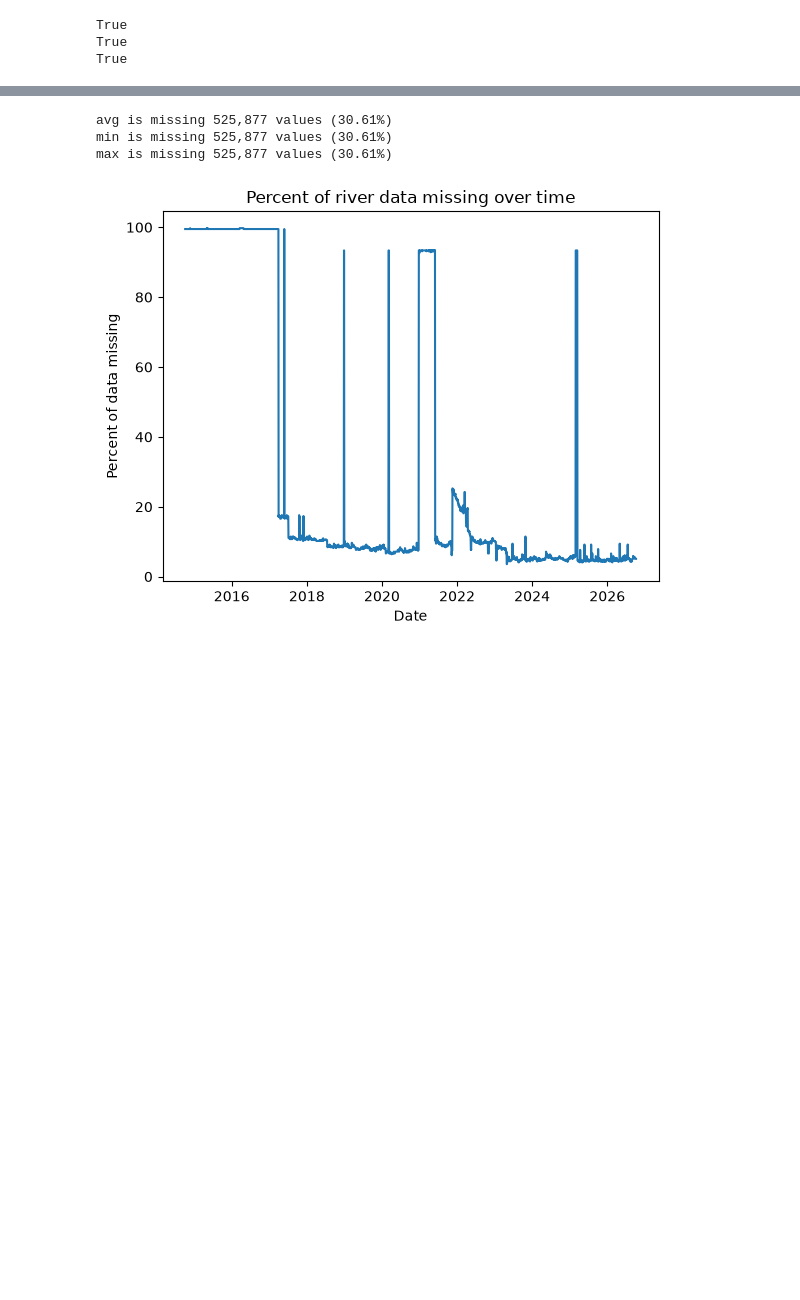
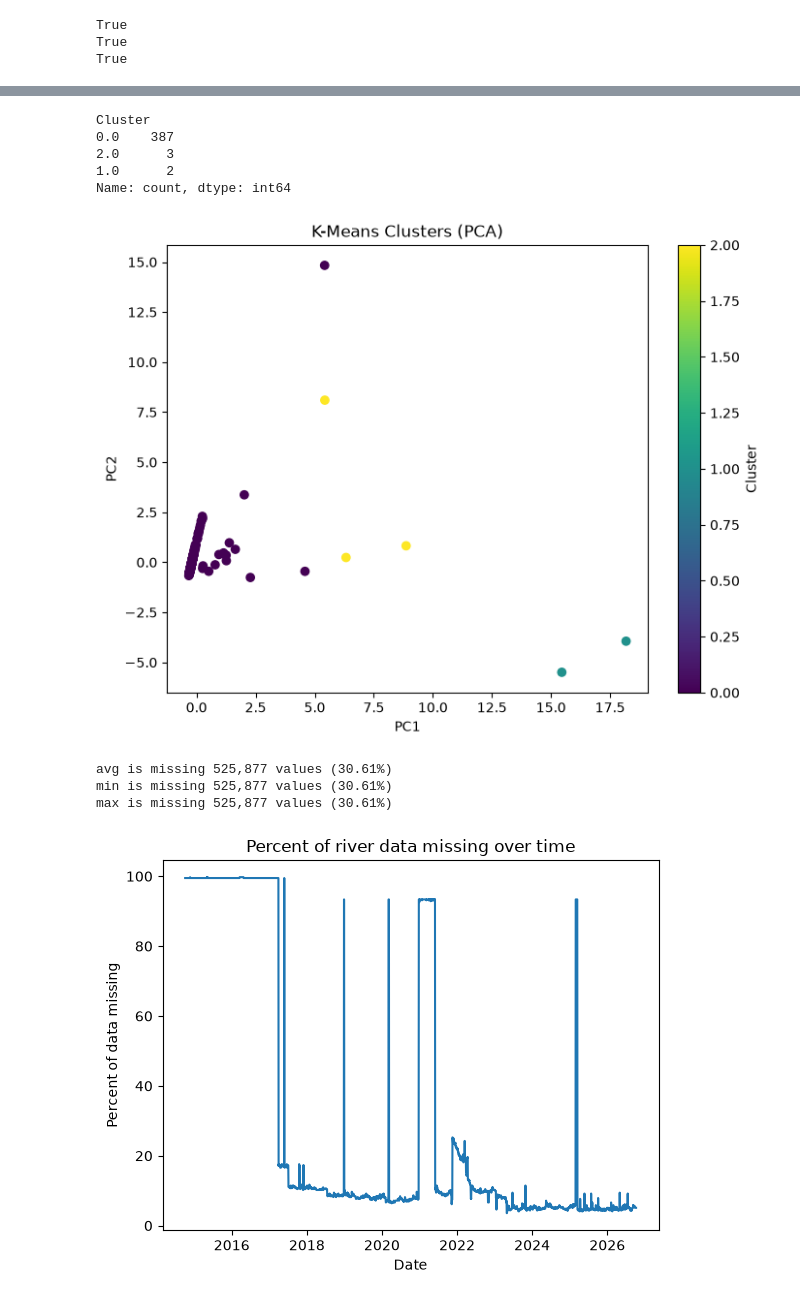
Before and after one commit to Emma-Deyell/MLP-PROJ, a Jupyter notebook: project_saba.ipynb, the cells around one changed output, grey strips where cells are left out. Cells and saved outputs as stored; diff of their text form; code cells hidden in the pictures; blank space fills up the shorter version.

```diff
--- a/project_saba.ipynb
+++ b/project_saba.ipynb
@@ -58,3 +98,56 @@ True
+# %%
+from sklearn.preprocessing import StandardScaler
+from sklearn.cluster import KMeans
+from sklearn.decomposition import PCA
+
+# Select features
+X = df_features[["Mean_Level", "Std_Level", "Mean_Daily_Range", "95th_Percentile"]].dropna()
+
+# Standardise features
+X_scaled = StandardScaler().fit_transform(X)
+
+# K-Means clustering
+kmeans = KMeans(n_clusters=3, random_state=42)
+df_features.loc[X.index, "Cluster"] = kmeans.fit_predict(X_scaled)
+
+# PCA
+pca = PCA(n_components=2)
+X_pca = pca.fit_transform(X_scaled)
+
+X = df_features[["Std_Level", "Mean_Daily_Range"]].dropna()
+
+X_scaled = StandardScaler().fit_transform(X)
+
+kmeans = KMeans(n_clusters=3, random_state=42)
+
+df_features["Cluster"] = np.nan
+df_features.loc[X.index, "Cluster"] = kmeans.fit_predict(X_scaled)
+
+print(df_features["Cluster"].value_counts())
+
+
+# Plot clusters
+plt.figure(figsize=(8, 6))
+
+plt.scatter(X_pca[:, 0], X_pca[:, 1],
+            c=df_features.loc[X.index, "Cluster"],
+            cmap="viridis")
+
+plt.xlabel("PC1")
+plt.ylabel("PC2")
+plt.title("K-Means Clusters (PCA)")
+plt.colorbar(label="Cluster")
+plt.show()
+df_map = df_locs.merge(df_features, on="Observation_ID")
+
+df_map.to_csv("station_clusters.csv", index=False)
+# %% [output]
+Cluster
+0.0    387
+2.0      3
+1.0      2
+Name: count, dtype: int64
+[figure, added]
 # %%
 #missing value investigations
 
```
Also changed, not shown: parts of 1 cell of this notebook.
